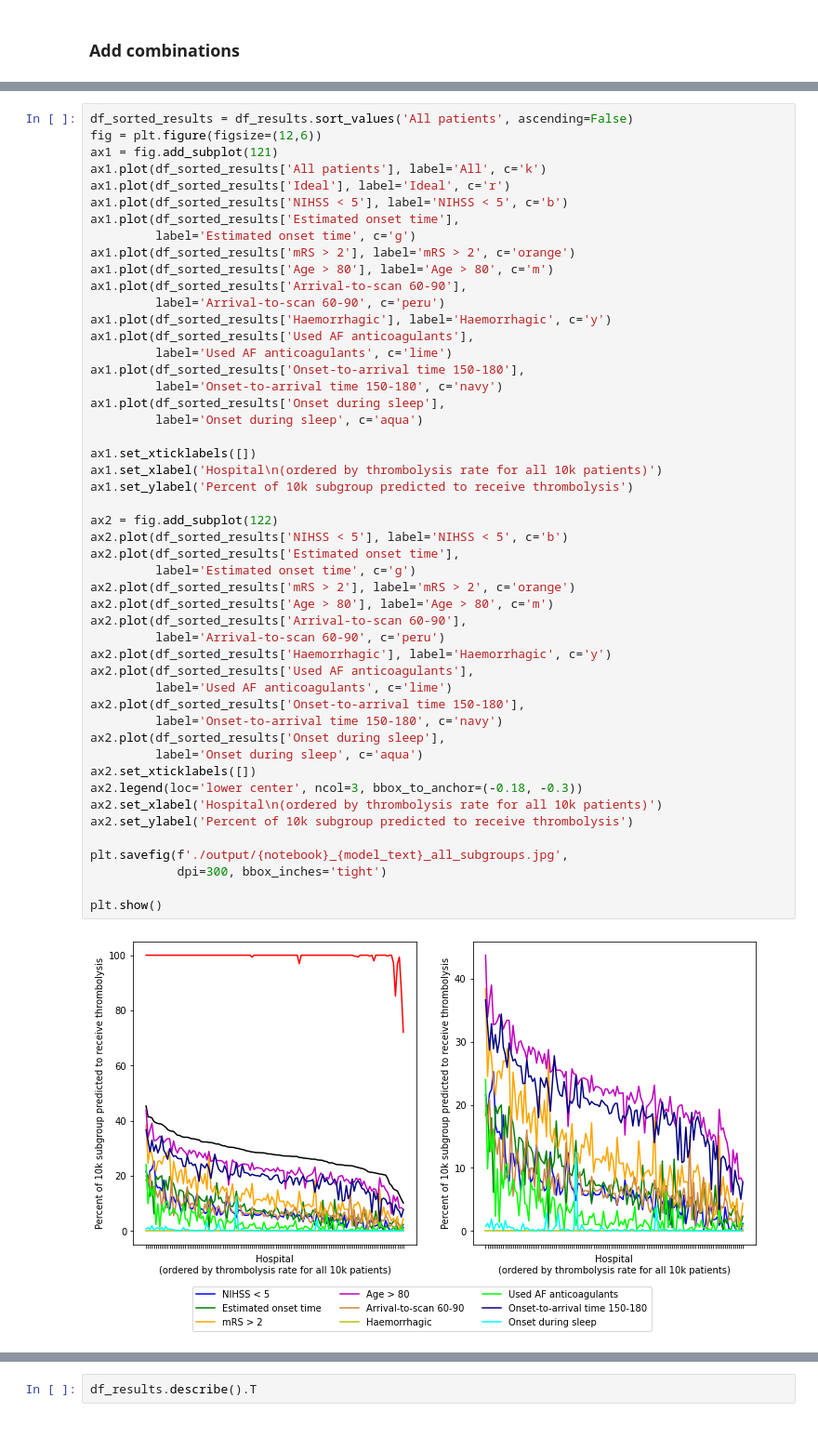
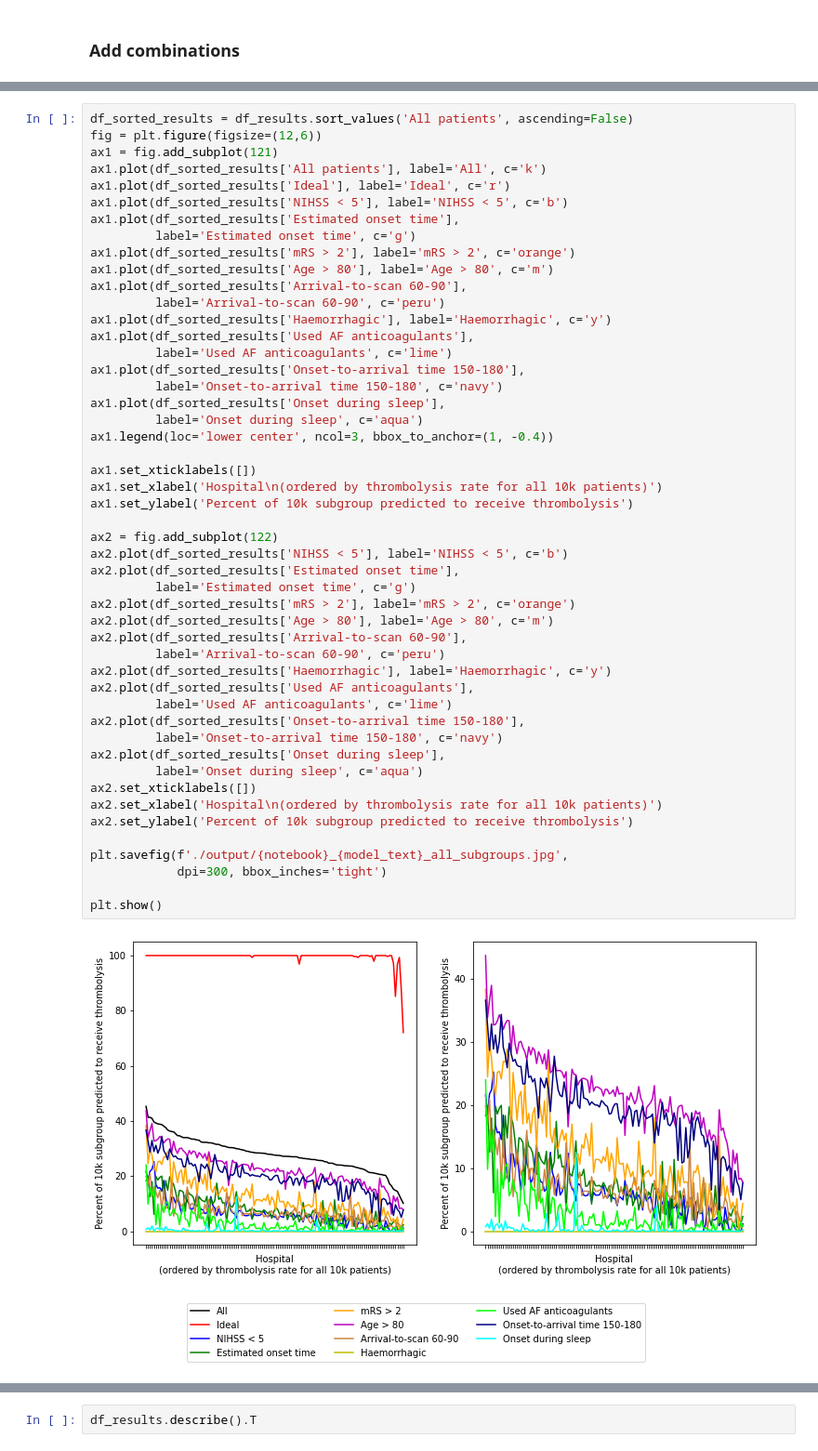
Before and after one commit to samuel-book/samuel_shap_paper_1, a Jupyter notebook: xgb_10_features/15_10k_thrombolysis_subgroups.ipynb, the cells around one changed output, grey strips where cells are left out. Shown at 93% size. Saved outputs shown, nothing was run; the diff lists cells and outputs as text.

```diff
--- a/xgb_10_features/15_10k_thrombolysis_subgroups.ipynb
+++ b/xgb_10_features/15_10k_thrombolysis_subgroups.ipynb
@@ -637,37 +652,37 @@ ax1.plot(df_sorted_results['Onset-to-arrival time 150-180'],
          label='Onset-to-arrival time 150-180', c='navy')
 ax1.plot(df_sorted_results['Onset during sleep'],
          label='Onset during sleep', c='aqua')
+ax1.legend(loc='lower center', ncol=3, bbox_to_anchor=(1, -0.4))
 
 ax1.set_xticklabels([])
 ax1.set_xlabel('Hospital\n(ordered by thrombolysis rate for all 10k patients)')
 ax1.set_ylabel('Percent of 10k subgroup predicted to receive thrombolysis')
 
 ax2 = fig.add_subplot(122)
 ax2.plot(df_sorted_results['NIHSS < 5'], label='NIHSS < 5', c='b')
 ax2.plot(df_sorted_results['Estimated onset time'],
          label='Estimated onset time', c='g')
 ax2.plot(df_sorted_results['mRS > 2'], label='mRS > 2', c='orange')
 ax2.plot(df_sorted_results['Age > 80'], label='Age > 80', c='m')
 ax2.plot(df_sorted_results['Arrival-to-scan 60-90'],
          label='Arrival-to-scan 60-90', c='peru')
 ax2.plot(df_sorted_results['Haemorrhagic'], label='Haemorrhagic', c='y')
 ax2.plot(df_sorted_results['Used AF anticoagulants'],
          label='Used AF anticoagulants', c='lime')
 ax2.plot(df_sorted_results['Onset-to-arrival time 150-180'],
          label='Onset-to-arrival time 150-180', c='navy')
 ax2.plot(df_sorted_results['Onset during sleep'],
          label='Onset during sleep', c='aqua')
 ax2.set_xticklabels([])
-ax2.legend(loc='lower center', ncol=3, bbox_to_anchor=(-0.18, -0.3))
 ax2.set_xlabel('Hospital\n(ordered by thrombolysis rate for all 10k patients)')
 ax2.set_ylabel('Percent of 10k subgroup predicted to receive thrombolysis')
 
 plt.savefig(f'./output/{notebook}_{model_text}_all_subgroups.jpg',
             dpi=300, bbox_inches='tight')
 
 plt.show()
 # %% [output]
-[figure, old version]
+[figure, new version]
 # %% [markdown]
 Plot observations.
 
```
Also changed, not shown: parts of 40 cells of this notebook.
